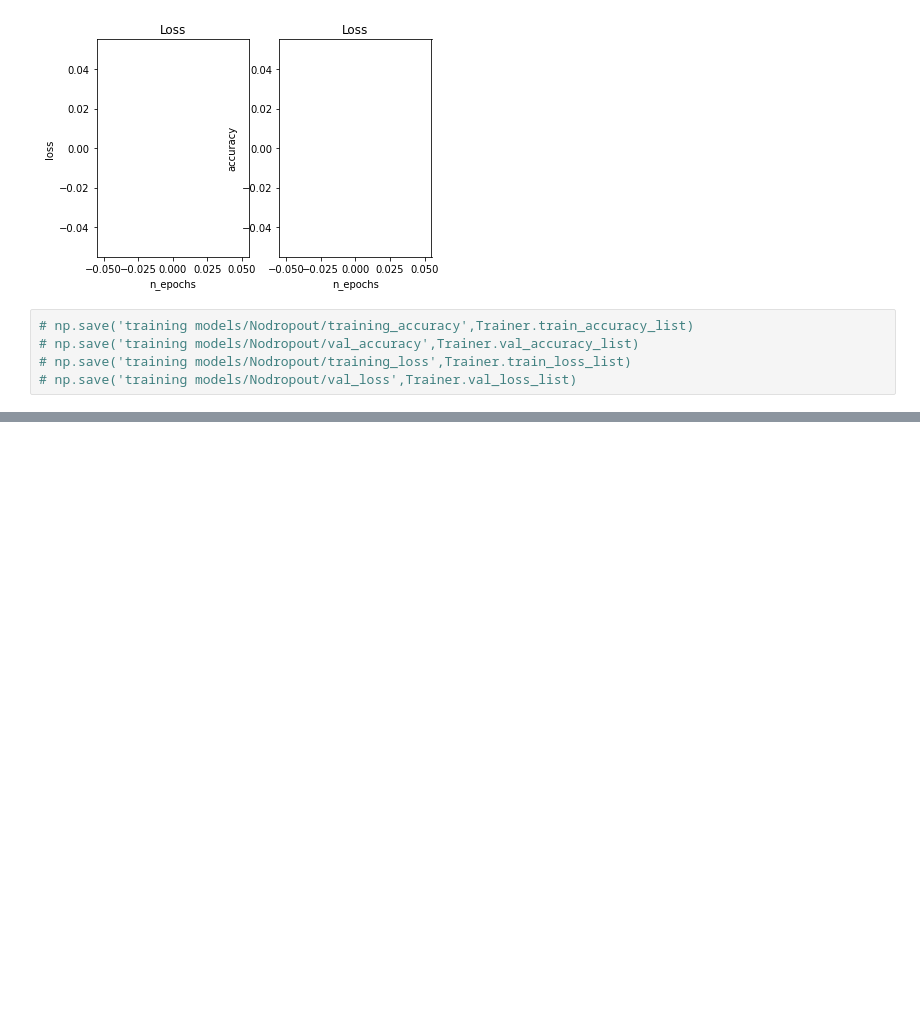
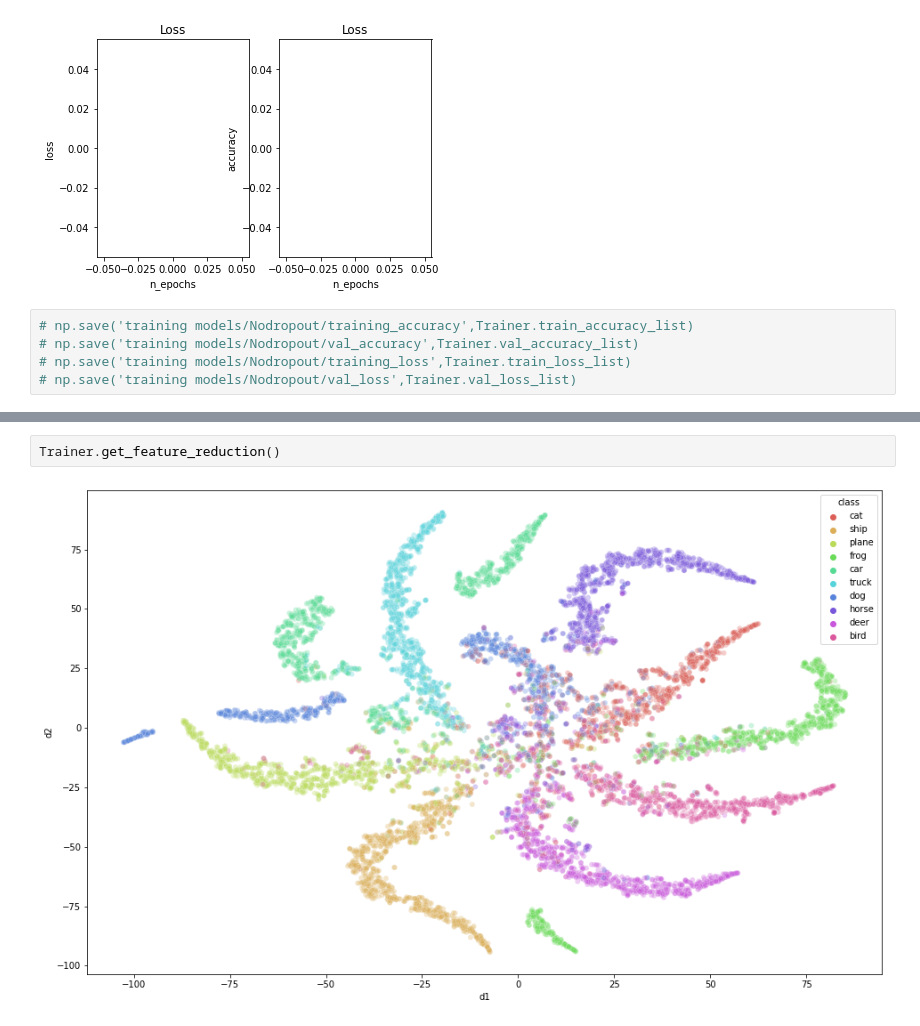
Before and after one commit to Pliploop/ConvNN_From_Scratch, a Jupyter notebook: notebooks/Jnet.ipynb, the cells around one changed output, grey strips where cells are left out. Drawn from its saved outputs; the diff is of its cells as text; blank space fills up the shorter version.

```diff
--- a/notebooks/Jnet.ipynb
+++ b/notebooks/Jnet.ipynb
@@ -119,0 +114,4 @@ Trainer.predict(img)
+# %%
+Trainer.get_feature_reduction()
+# %% [output]
+[figure, added]
```
Also changed, not shown: parts of 3 cells of this notebook, 1 other file.
